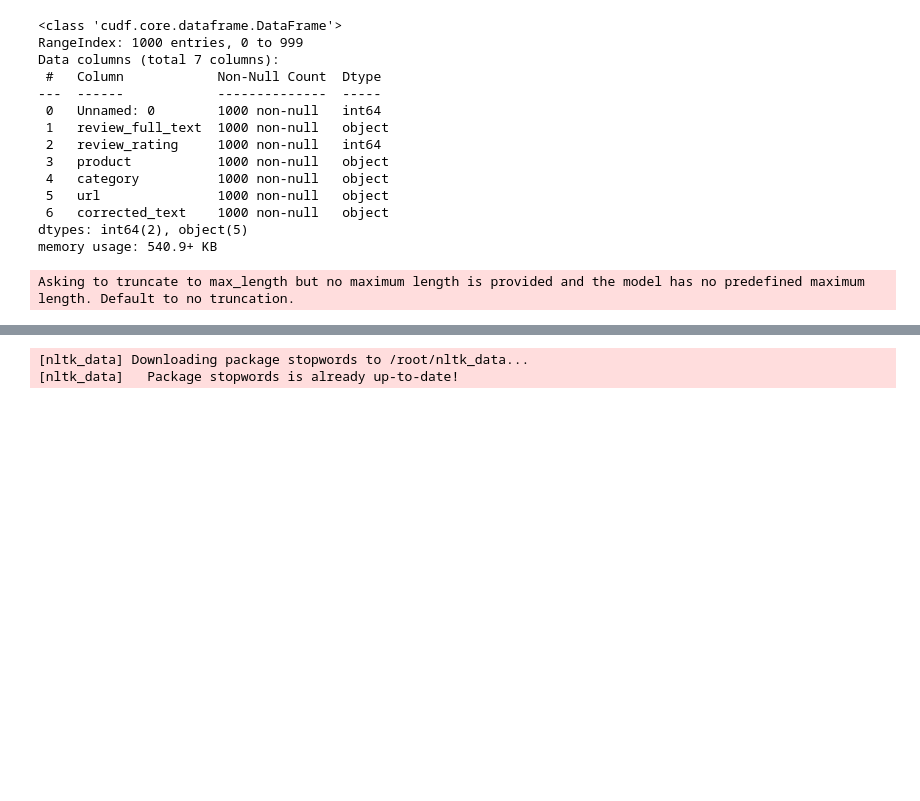
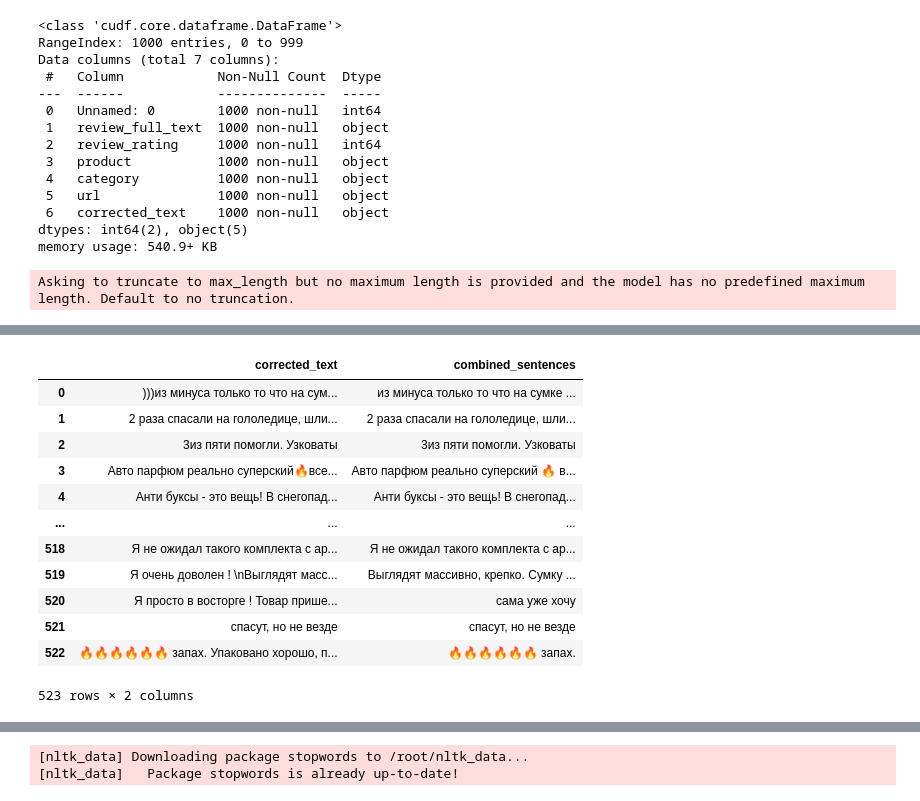
Before and after one commit to Frame24/WB_Parse, a Jupyter notebook: keywods_pavlov3.ipynb, the cells around one changed output, grey strips where cells are left out. Cells and saved outputs as stored; diff of their text form; code cells hidden in the pictures; blank space fills up the shorter version.

```diff
--- a/keywods_pavlov3.ipynb
+++ b/keywods_pavlov3.ipynb
@@ -592,4 +277,6 @@ from scipy.spatial.distance import pdist, squareform
 # %%
+from torch.utils.data import Dataset, DataLoader
+
 # Определение устройства (GPU или CPU)
 use_cuda = torch.cuda.is_available()
 device = torch.device("cuda" if use_cuda else "cpu")
@@ -599,7 +286,7 @@ if use_cuda:
     model_classification = model_classification.half()
 
 # Пример данных (замените на реальные данные)
-reviews = dataset_exploded["sentences"]
+reviews = df_embed["sentences"]
 
 # Очистка данных от некорректных значений
 reviews = [str(review) for review in reviews if isinstance(review, str) and review.strip()]
@@ -650,24 +337,24 @@ for batch in tqdm(dataloader, desc="Предсказание отзывов"):
             predictions.extend(batch_predictions)
 
 # Преобразование в DataFrame, если это еще не сделано
-if not isinstance(dataset_exploded, pd.DataFrame):
-    dataset_exploded = pd.DataFrame(dataset_exploded)
+if not isinstance(df_embed, pd.DataFrame):
+    df_embed = pd.DataFrame(df_embed)
 
 # Проверка и обработка несоответствия длины
-if len(predictions) != len(dataset_exploded):
-    print(f"Warning: Length of predictions ({len(predictions)}) does not match length of index ({len(dataset_exploded)})")
+if len(predictions) != len(df_embed):
+    print(f"Warning: Length of predictions ({len(predictions)}) does not match length of index ({len(df_embed)})")
 
     # Пример: Заполнение недостающих значений
-    if len(predictions) < len(dataset_exploded):
-        missing_count = len(dataset_exploded) - len(predictions)
+    if len(predictions) < len(df_embed):
+        missing_count = len(df_embed) - len(predictions)
         predictions.extend([0] * missing_count)  # Добавляем нули в случае недостатка предсказаний
 
-    elif len(predictions) > len(dataset_exploded):
-        predictions = predictions[:len(dataset_exploded)]  # Обрезаем список предсказаний
+    elif len(predictions) > len(df_embed):
+        predictions = predictions[:len(df_embed)]  # Обрезаем список предсказаний
 
 # Присоединение предсказаний к датасету
-dataset_exploded['predictions'] = predictions
-dataset_exploded.head()
+df_embed['predictions'] = predictions
+df_embed.head()
 # %% [output]
 |  | Unnamed: 0 | review_full_text | review_rating | product | category | url | corrected_text | sentences | ... |
 | 0 | 0 | Работает хорошо. | 5 | Shtapler / Лебедка электрическая ... | /Автотовары/OFFroad | https://www.wildberries.ru/catalo... | Работает хорошо. | Работает хорошо | ... |
@@ -675,4 +362,27 @@ dataset_exploded.head()
 | 2 | 1 | Пришло быстро, все целое на вид. ... | 5 | Shtapler / Лебедка электрическая ... | /Автотовары/OFFroad | https://www.wildberries.ru/catalo... | Пришло быстро, все целое на вид. ... | Завтра буду испытывать | ... |
 | 3 | 2 | Купил на квадр для поднятия отвал... | 5 | Shtapler / Лебедка электрическая ... | /Автотовары/OFFroad | https://www.wildberries.ru/catalo... | Купил на квадр для поднятия отвал... | Купил на квадр для поднятия отвал... | ... |
 | 4 | 3 | Лебёдка хорошая. Но в инструкции ... | 5 | Shtapler / Лебедка электрическая ... | /Автотовары/OFFroad | https://www.wildberries.ru/catalo... | Лебёдка хорошая. Но в инструкции ... | Лебёдка хорошая. | ... |
+# %%
+# Группировка и объединение предложений в одной строке для каждого уникального значения "corrected_text"
+grouped_sentences = df_embed[df_embed["predictions"] == 1].groupby("corrected_text")['sentences'].apply(lambda x: " ".join(x)).reset_index()
+
+# Переименовываем столбец для удобства
+grouped_sentences = grouped_sentences.rename(columns={'sentences': 'combined_sentences'})
+
+# Выводим результат
+grouped_sentences
+# %% [output]
+|  | corrected_text | combined_sentences |
+| 0 | )))из минуса только то что на сум... | из минуса только то что на сумке ... |
+| 1 | 2 раза спасали на гололедице, шли... | 2 раза спасали на гололедице, шли... |
+| 2 | 3из пяти помогли. Узковаты | 3из пяти помогли. Узковаты |
+| 3 | Авто парфюм реально суперский🔥все... | Авто парфюм реально суперский 🔥 в... |
+| 4 | Анти буксы - это вещь! В снегопад... | Анти буксы - это вещь! В снегопад... |
+| ... | ... | ... |
+| 518 | Я не ожидал такого комплекта с ар... | Я не ожидал такого комплекта с ар... |
+| 519 | Я очень доволен ! \nВыглядят масс... | Выглядят массивно, крепко. Сумку ... |
+| 520 | Я просто в восторге ! Товар прише... | сама уже хочу |
+| 521 | спасут, но не везде | спасут, но не везде |
+| 522 | 🔥🔥🔥🔥🔥🔥 запах. Упаковано хорошо, п... | 🔥🔥🔥🔥🔥🔥 запах. |
+523 rows × 2 columns
 # %%
```
Also changed, not shown: parts of 24 cells of this notebook.
